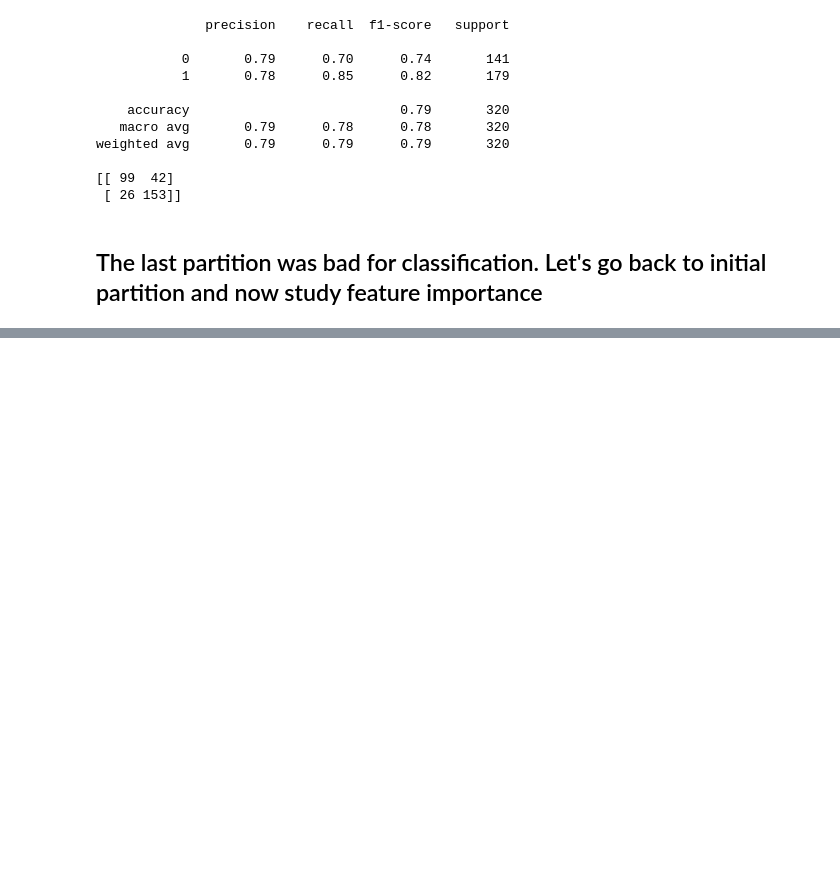
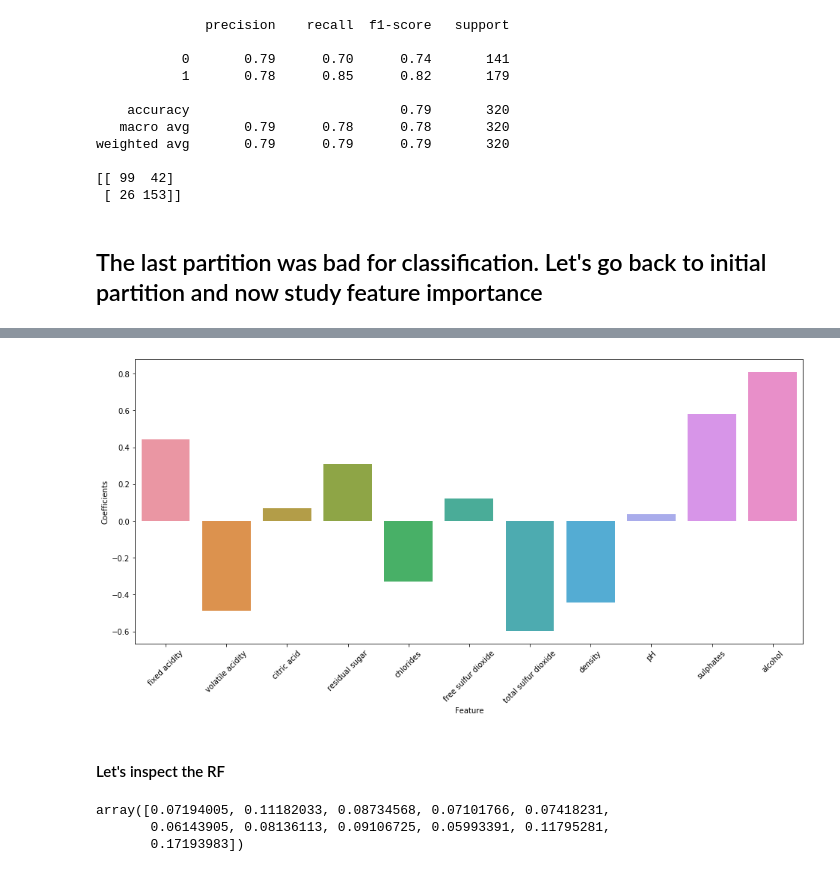
Before and after one commit to hernandezurbina/KaggleAdventures, a Jupyter notebook: WineQuality.ipynb, the cells around one changed output, grey strips where cells are left out. Cells and saved outputs as stored; diff of their text form; code cells hidden in the pictures; blank space fills up the shorter version.

```diff
--- a/WineQuality.ipynb
+++ b/WineQuality.ipynb
@@ -694,0 +750,6 @@ weighted avg       0.79      0.79      0.79       320
+# %%
+modelLR = LogisticRegression(random_state=0, penalty='l2')
+modelLR.fit(X_train, y_train)
+preds = modelLR.predict(X_test)
+print(classification_report(y_test, preds))
+print(confusion_matrix(y_test, preds))
@@ -694,0 +774,2 @@ weighted avg       0.79      0.79      0.79       320
+# %%
+feature_importance = pd.DataFrame({'Feature': X.columns.tolist(), 'Coefficients': modelLR.coef_[0]})
@@ -694,0 +791,19 @@ weighted avg       0.79      0.79      0.79       320
+# %%
+plt.figure(figsize=(16, 7))
+sns.barplot(x='Feature', y='Coefficients', data=feature_importance)
+plt.xticks(rotation=45)
+plt.show()
+'''
+looking at the plot below, does it mean that we can discard
+all features that are close to zero?
+'''
+# %% [output]
+[figure, added]
+# %% [markdown]
+#### Let's inspect the RF
+# %%
+modelRF.feature_importances_
+# %% [output]
+array([0.07194005, 0.11182033, 0.08734568, 0.07101766, 0.07418231,
+       0.06143905, 0.08136113, 0.09106725, 0.05993391, 0.11795281,
+       0.17193983])
```
Also changed, not shown: parts of 18 cells of this notebook.
